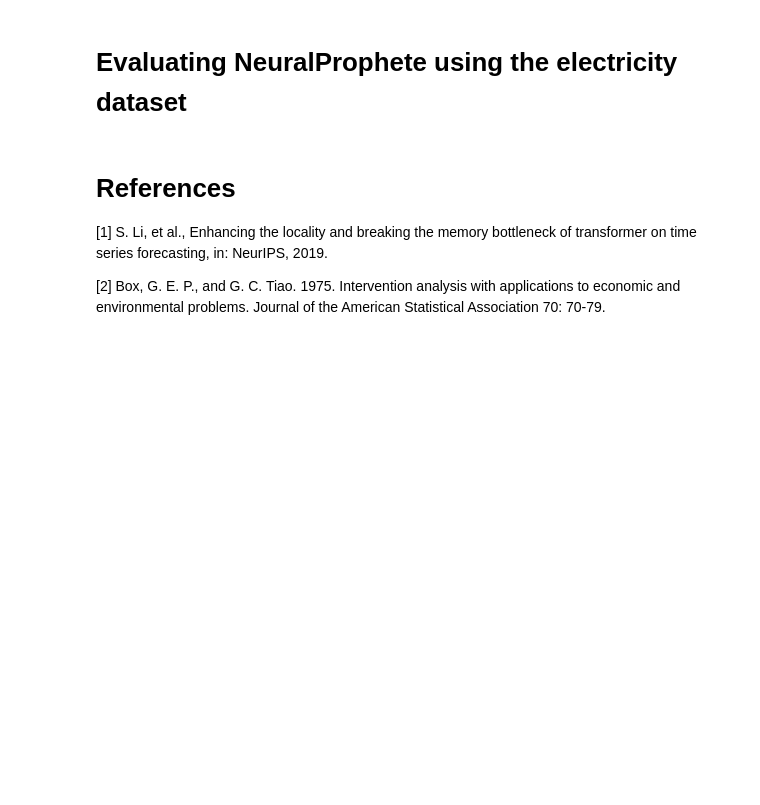
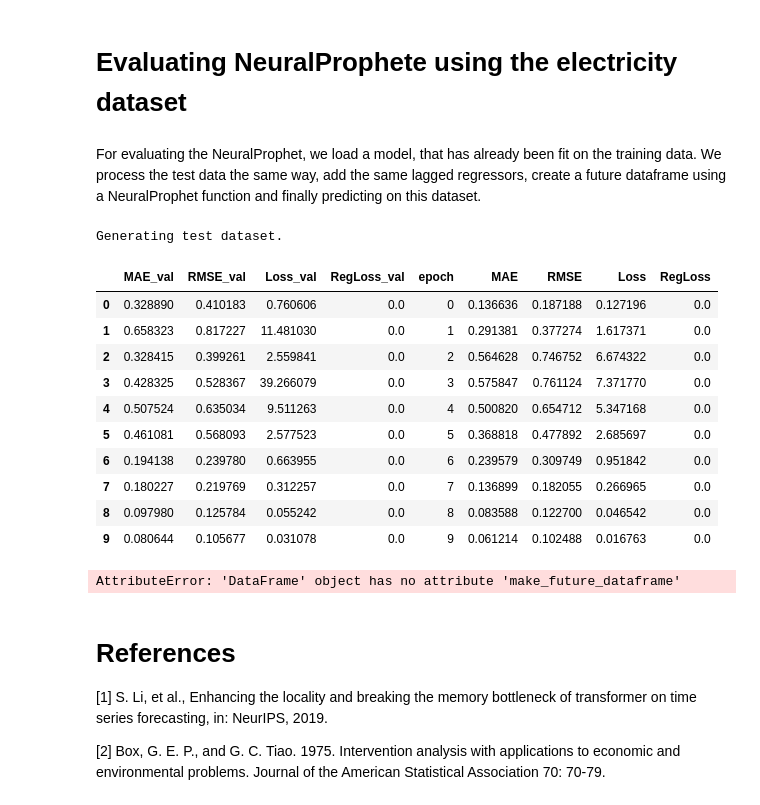
Before and after one commit to ben10ben/Interpretable-time-series-forecasting-at-scale, a Jupyter notebook: Electricity_EDA_Eval.ipynb, the cells around one changed output. Drawn from its saved outputs; the diff is of its cells as text; code cells hidden in the pictures; blank space fills up the shorter version.

```diff
--- a/Electricity_EDA_Eval.ipynb
+++ b/Electricity_EDA_Eval.ipynb
@@ -672,6 +562,52 @@ for idx in range(5):
     plot_quantile_prediction(percentile_predictions, idx)
 # %% [markdown]
 # Evaluating NeuralProphete using the electricity dataset
+# %% [markdown]
+For evaluating the NeuralProphet, we load a model, that has already been fit on the training data.
+We process the test data the same way, add the same lagged regressors, create a future dataframe using a NeuralProphet function and finally predicting on this dataset.
+# %%
+np_model = pd.read_pickle(CONFIG_DICT["models"]["electricity"] / "neuralprophet" / "neuralprophet_model.pkl")
+
+print("Generating test dataset.")
+csv_file = CONFIG_DICT["datasets"]["electricity"] / "LD2011_2014.csv"
+electricity = pd.read_csv(csv_file, index_col=0)
+
+electricity['date'] =  pd.to_datetime(electricity['date'], format='%Y-%m-%d %H:%M:%S.%f')
+electricity.rename(columns={"power_usage": "y", "date": "ds", "id": "ID"}, inplace = True)
+
+test_boundary=1339
+index = electricity['days_from_start']
+test = electricity.loc[index >= test_boundary]
+
+# specify input variables
+input_columns = ["ID", "y","ds"]                    # index + target + datetime
+future_regressors = []
+lagged_regressors = ['hour', 'day', 'day_of_week', 'month']
+events = []
+
+test = test[input_columns + lagged_regressors]
+# %% [output]
+Generating test dataset.
+# %%
+np_model
+# %% [output]
+|  | MAE_val | RMSE_val | Loss_val | RegLoss_val | epoch | MAE | RMSE | Loss | RegLoss |
+| 0 | 0.328890 | 0.410183 | 0.760606 | 0.0 | 0 | 0.136636 | 0.187188 | 0.127196 | 0.0 |
+| 1 | 0.658323 | 0.817227 | 11.481030 | 0.0 | 1 | 0.291381 | 0.377274 | 1.617371 | 0.0 |
+| 2 | 0.328415 | 0.399261 | 2.559841 | 0.0 | 2 | 0.564628 | 0.746752 | 6.674322 | 0.0 |
+| 3 | 0.428325 | 0.528367 | 39.266079 | 0.0 | 3 | 0.575847 | 0.761124 | 7.371770 | 0.0 |
+| 4 | 0.507524 | 0.635034 | 9.511263 | 0.0 | 4 | 0.500820 | 0.654712 | 5.347168 | 0.0 |
+| 5 | 0.461081 | 0.568093 | 2.577523 | 0.0 | 5 | 0.368818 | 0.477892 | 2.685697 | 0.0 |
+| 6 | 0.194138 | 0.239780 | 0.663955 | 0.0 | 6 | 0.239579 | 0.309749 | 0.951842 | 0.0 |
+| 7 | 0.180227 | 0.219769 | 0.312257 | 0.0 | 7 | 0.136899 | 0.182055 | 0.266965 | 0.0 |
+| 8 | 0.097980 | 0.125784 | 0.055242 | 0.0 | 8 | 0.083588 | 0.122700 | 0.046542 | 0.0 |
+| 9 | 0.080644 | 0.105677 | 0.031078 | 0.0 | 9 | 0.061214 | 0.102488 | 0.016763 | 0.0 |
+# %%
+future = np_model.make_future_dataframe(test, n_historic_predictions=True)
+
+forecast = np_model.predict(future)
+# %% [output]
+AttributeError: 'DataFrame' object has no attribute 'make_future_dataframe'
 # %% [markdown]
 # References
 
```
Also changed, not shown: parts of 6 cells of this notebook, 15 other files.
